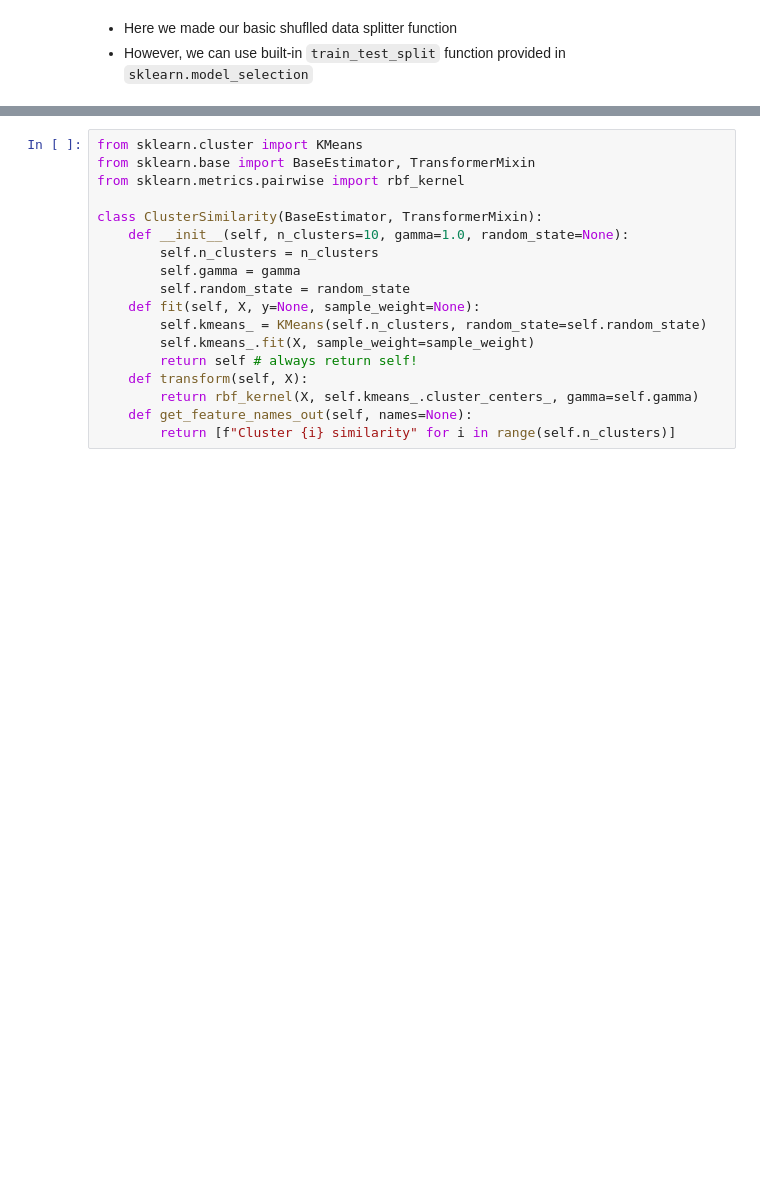
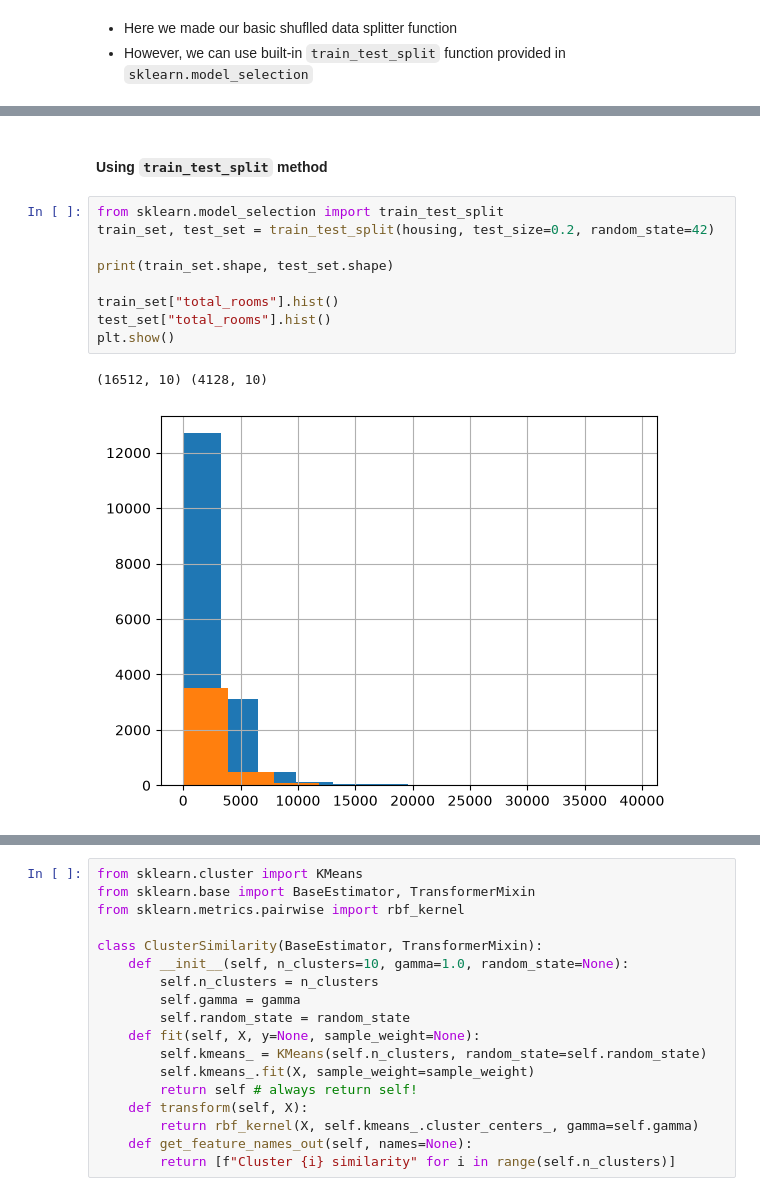
Before and after one commit to yusufjonc07/ML-learning, a Jupyter notebook: HandsOnML.ipynb, the cells around one changed output, grey strips where cells are left out. Saved outputs shown, nothing was run; the diff lists cells and outputs as text; blank space fills up the shorter version.

```diff
--- a/HandsOnML.ipynb
+++ b/HandsOnML.ipynb
@@ -118,0 +152,14 @@ plt.show()
+# %% [markdown]
+#### Using `train_test_split` method
+# %%
+from sklearn.model_selection import train_test_split
+train_set, test_set = train_test_split(housing, test_size=0.2, random_state=42)
+
+print(train_set.shape, test_set.shape)
+
+train_set["total_rooms"].hist()
+test_set["total_rooms"].hist()
+plt.show()
+# %% [output]
+(16512, 10) (4128, 10)
+[figure, added]
```
Also changed, not shown: parts of 16 cells of this notebook.
